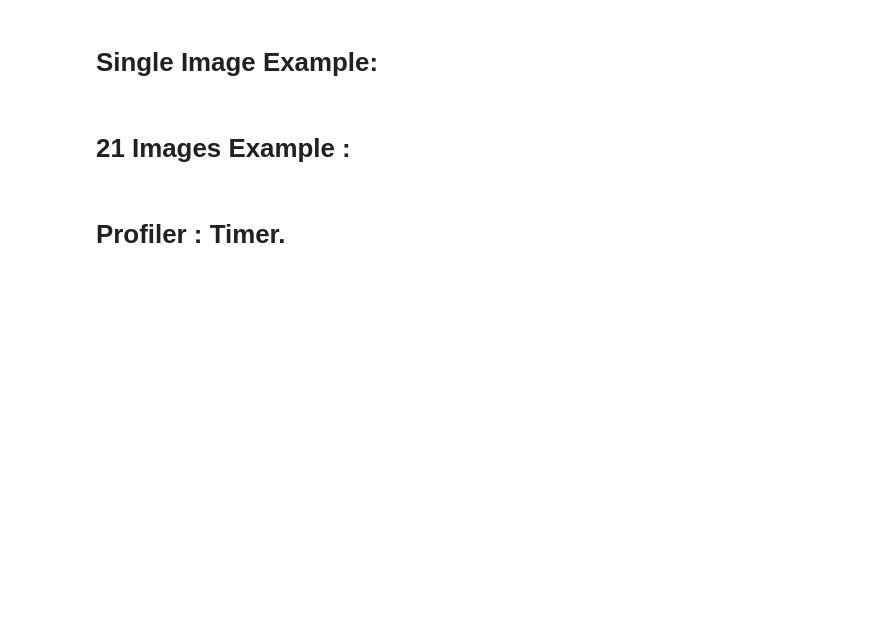
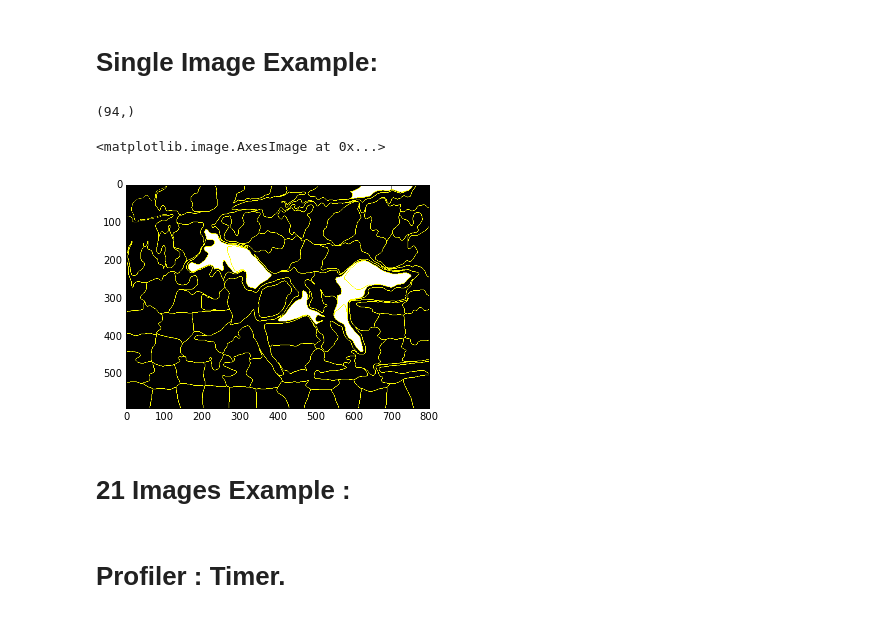
Before and after one commit to piperod/Activelearning-Slic, a Jupyter notebook: Replication_Preliminary_Results_Remi.ipynb, the cells around one changed output. Saved outputs shown, nothing was run; the diff lists cells and outputs as text; code cells hidden in the pictures; blank space fills up the shorter version.

```diff
--- a/Replication_Preliminary_Results_Remi.ipynb
+++ b/Replication_Preliminary_Results_Remi.ipynb
@@ -112,6 +112,7 @@ def classify(dataset,labels):
 # %% [markdown]
 # Single Image Example:
 # %%
+from skimage.segmentation import mark_boundaries
 imagename= "horse/rgb/horse001.jpg"
 labeling= "horse/figure_ground/horse001.jpg"
 n_segments =100
@@ -119,7 +120,22 @@ sigma = 5
 image,segments,labels=preprocessing(imagename,labeling,n_segments,sigma)
 dataset=build_features(image,segments)
 data=np.transpose(dataset)
-classify(data,labels)
+#classify(data,labels)
+data = dataset.transpose()
+print(data.shape)
+# %%
+data2 = np.float64(logistic.predict(data))
+print(data2.shape)
+# %% [output]
+(94,)
+# %%
+%matplotlib inline
+plt.figure("Superpixels -- %d segments" % (n_segments))
+plt.imshow(mark_boundaries(data2[segments], segments))
+#plt.imshow(mark_boundaries(image, segments))
+# %% [output]
+<matplotlib.image.AxesImage at 0x...>
+[figure, added]
 # %% [markdown]
 # 21 Images Example :
 # %%
```
Also changed, not shown: parts of 10 cells of this notebook.
